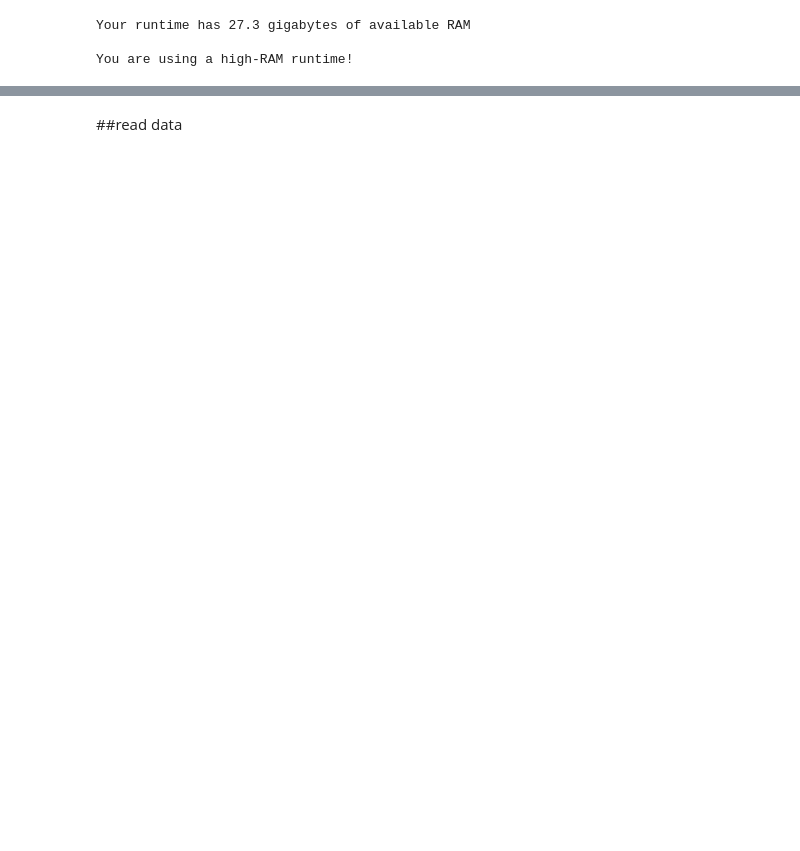
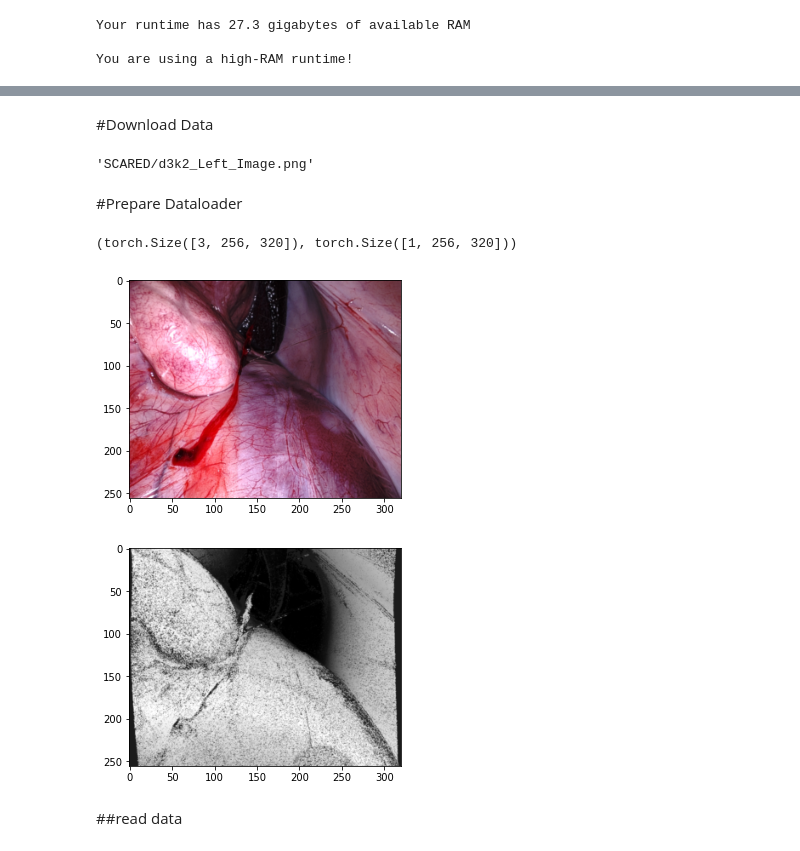
Before and after one commit to xiaowshi/Mono-Depth, a Jupyter notebook: SCAREDUnet.ipynb, the cells around one changed output, grey strips where cells are left out. Cells and saved outputs as stored; diff of their text form; code cells hidden in the pictures; blank space fills up the shorter version.

```diff
--- a/SCAREDUnet.ipynb
+++ b/SCAREDUnet.ipynb
@@ -15,0 +20,2 @@ You are using a high-RAM runtime!
+# %% [markdown]
+#Download Data
@@ -15,0 +30,52 @@ You are using a high-RAM runtime!
+# %%
+path_ = path_depth[0][:-14] + 'Image.png'
+path_.replace('left', 'Left')
+# %% [output]
+'SCARED/d3k2_Left_Image.png'
+# %% [markdown]
+#Prepare Dataloader
+# %%
+from glob import glob
+from PIL import Image
+import numpy as np
+import torchvision.transforms as transforms
+
+
+class MyDataset(Dataset):
+    def __init__(self, path_depth=None, transform=None):
+        self.path_depth = path_depth
+        self.transform = transform
+
+    def __len__(self):
+      return len(self.data)
+
+    def __getitem__(self, i):
+        depth = tifffile.imread(self.path_depth[i])[:,:,2]
+        depth = np.nan_to_num(depth, posinf=0, neginf=0)
+        depth = cv2.applyColorMap(cv2.convertScaleAbs(depth, alpha=2.5), cv2.COLORMAP_JET)
+        depth = Image.fromarray(depth).convert('L')
+        path_ = self.path_depth[i]
+        path_ = path_.replace('left', 'Left')
+        path_ = path_.replace('right', 'Right')
+        img = Image.open(path_[:-14] + 'Image.png').convert('RGB')
+        if self.transform:
+            img, depth = self.transform(img), self.transform(depth)
+
+        return img, depth
+
+transform_all = transforms.Compose([
+    transforms.Resize((256, 320)),
+    transforms.ToTensor(),
+])
+
+path_depth_all = glob('SCARED/*.tiff')
+path_depth_train = path_depth_all[:42]
+path_depth_valid = path_depth_all[42:]
+dataset_train = MyDataset(path_depth=path_depth_train, transform=transform_all)
+plt.figure(), plt.imshow(dataset_train[0][0].permute(1,2,0))
+plt.figure(), plt.imshow(dataset_train[0][1][0], cmap='gray')
+dataset_train[0][0].shape, dataset_train[0][1].shape
+# %% [output]
+(torch.Size([3, 256, 320]), torch.Size([1, 256, 320]))
+[figure, added]
+[figure, added]
```
Also changed, not shown: parts of 10 cells of this notebook.
